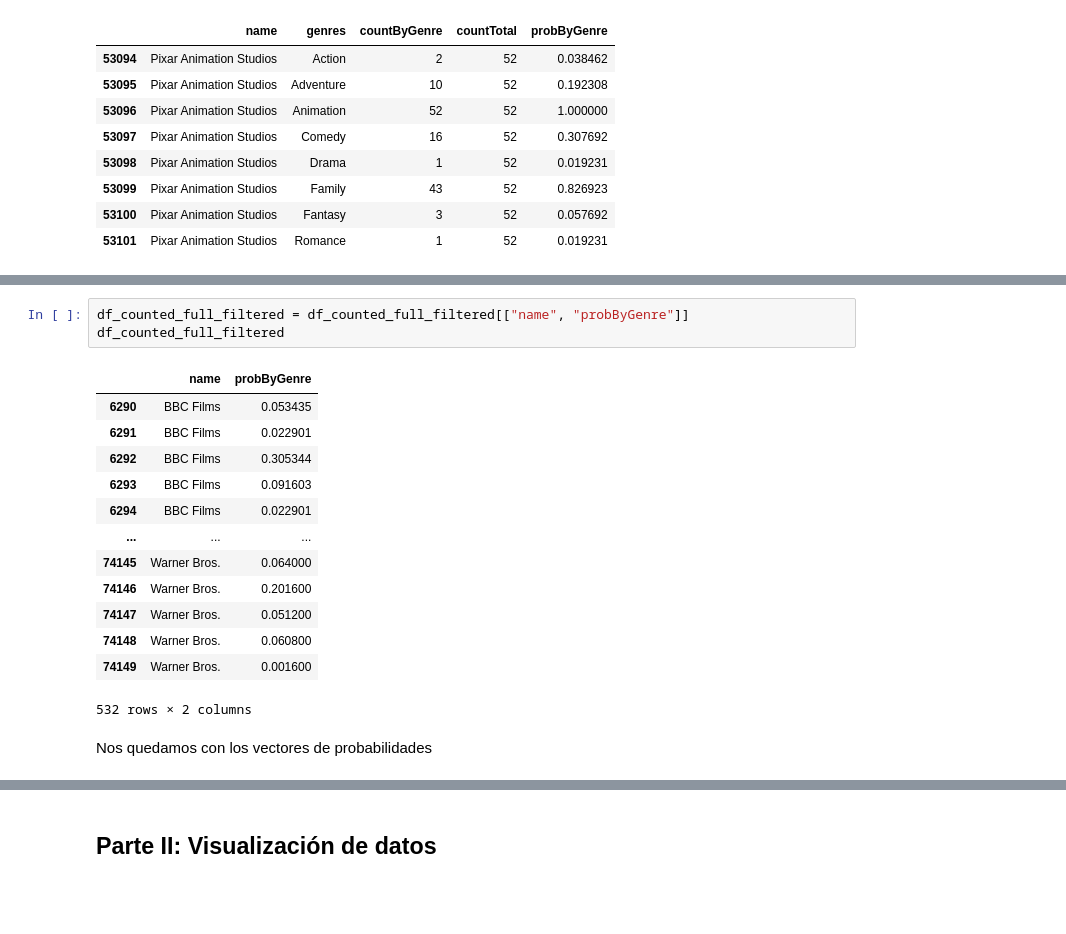
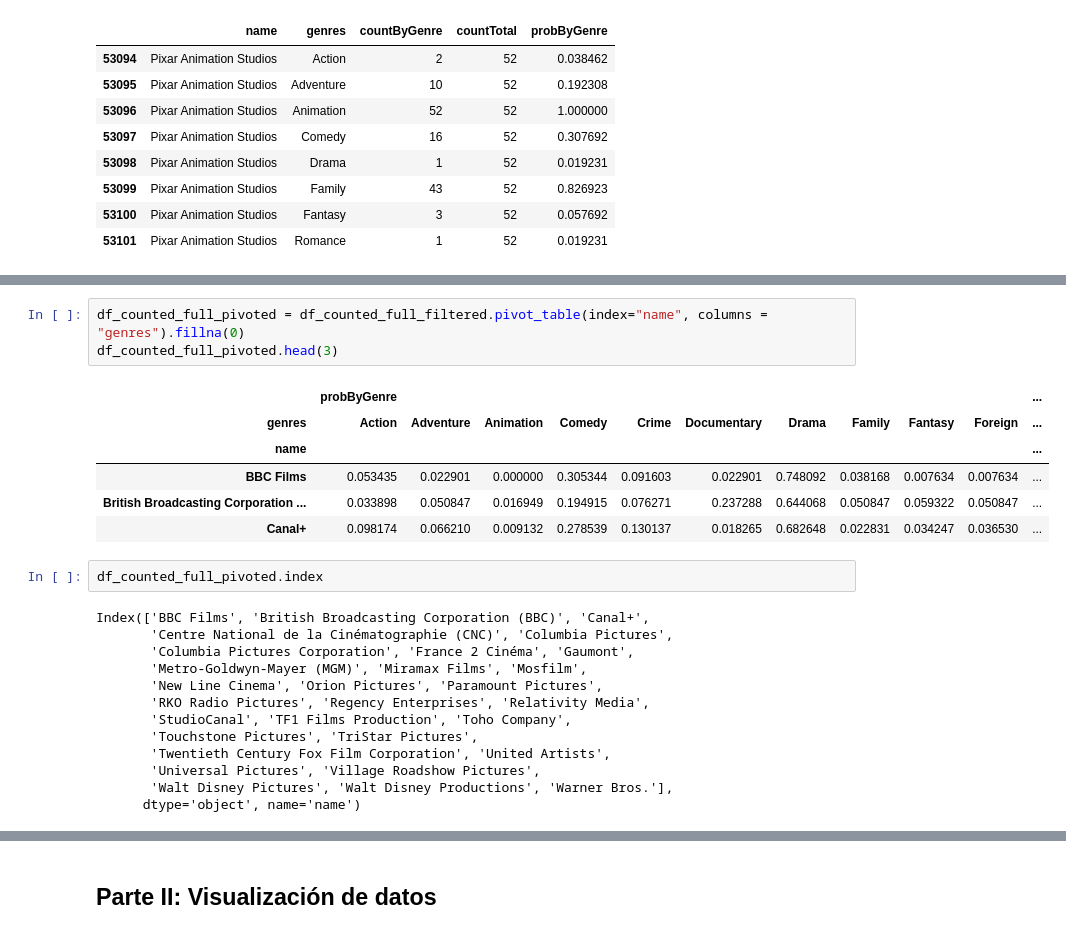
Before and after one commit to Nacho2904/orga_de_datos, a Jupyter notebook: tp_1.ipynb, the cells around one changed output, grey strips where cells are left out. Saved outputs shown, nothing was run; the diff lists cells and outputs as text; blank space fills up the shorter version.

```diff
--- a/tp_1.ipynb
+++ b/tp_1.ipynb
@@ -1108,19 +1082,25 @@ df_counted_full_pivoted
-# %%
-df_counted_full_filtered = df_counted_full_filtered[["name", "probByGenre"]]
-df_counted_full_filtered
-# %% [output]
-|  | name | probByGenre |
-| 6290 | BBC Films | 0.053435 |
-| 6291 | BBC Films | 0.022901 |
-| 6292 | BBC Films | 0.305344 |
-| 6293 | BBC Films | 0.091603 |
-| 6294 | BBC Films | 0.022901 |
-| ... | ... | ... |
-| 74145 | Warner Bros. | 0.064000 |
-| 74146 | Warner Bros. | 0.201600 |
-| 74147 | Warner Bros. | 0.051200 |
-| 74148 | Warner Bros. | 0.060800 |
-| 74149 | Warner Bros. | 0.001600 |
-532 rows × 2 columns
-# %% [markdown]
-Nos quedamos con los vectores de probabilidades
+# %%
+df_counted_full_pivoted = df_counted_full_filtered.pivot_table(index="name", columns = "genres").fillna(0)
+df_counted_full_pivoted.head(3)
+# %% [output]
+|  | probByGenre |  |  |  |  |  |  |  |  |  | ... |
+| genres | Action | Adventure | Animation | Comedy | Crime | Documentary | Drama | Family | Fantasy | Foreign | ... |
+| name |  |  |  |  |  |  |  |  |  |  | ... |
+| BBC Films | 0.053435 | 0.022901 | 0.000000 | 0.305344 | 0.091603 | 0.022901 | 0.748092 | 0.038168 | 0.007634 | 0.007634 | ... |
+| British Broadcasting Corporation ... | 0.033898 | 0.050847 | 0.016949 | 0.194915 | 0.076271 | 0.237288 | 0.644068 | 0.050847 | 0.059322 | 0.050847 | ... |
+| Canal+ | 0.098174 | 0.066210 | 0.009132 | 0.278539 | 0.130137 | 0.018265 | 0.682648 | 0.022831 | 0.034247 | 0.036530 | ... |
+# %%
+df_counted_full_pivoted.index
+# %% [output]
+Index(['BBC Films', 'British Broadcasting Corporation (BBC)', 'Canal+',
+       'Centre National de la Cinématographie (CNC)', 'Columbia Pictures',
+       'Columbia Pictures Corporation', 'France 2 Cinéma', 'Gaumont',
+       'Metro-Goldwyn-Mayer (MGM)', 'Miramax Films', 'Mosfilm',
+       'New Line Cinema', 'Orion Pictures', 'Paramount Pictures',
+       'RKO Radio Pictures', 'Regency Enterprises', 'Relativity Media',
+       'StudioCanal', 'TF1 Films Production', 'Toho Company',
+       'Touchstone Pictures', 'TriStar Pictures',
+       'Twentieth Century Fox Film Corporation', 'United Artists',
+       'Universal Pictures', 'Village Roadshow Pictures',
+       'Walt Disney Pictures', 'Walt Disney Productions', 'Warner Bros.'],
+      dtype='object', name='name')
```
Also changed, not shown: parts of 9 cells of this notebook.
